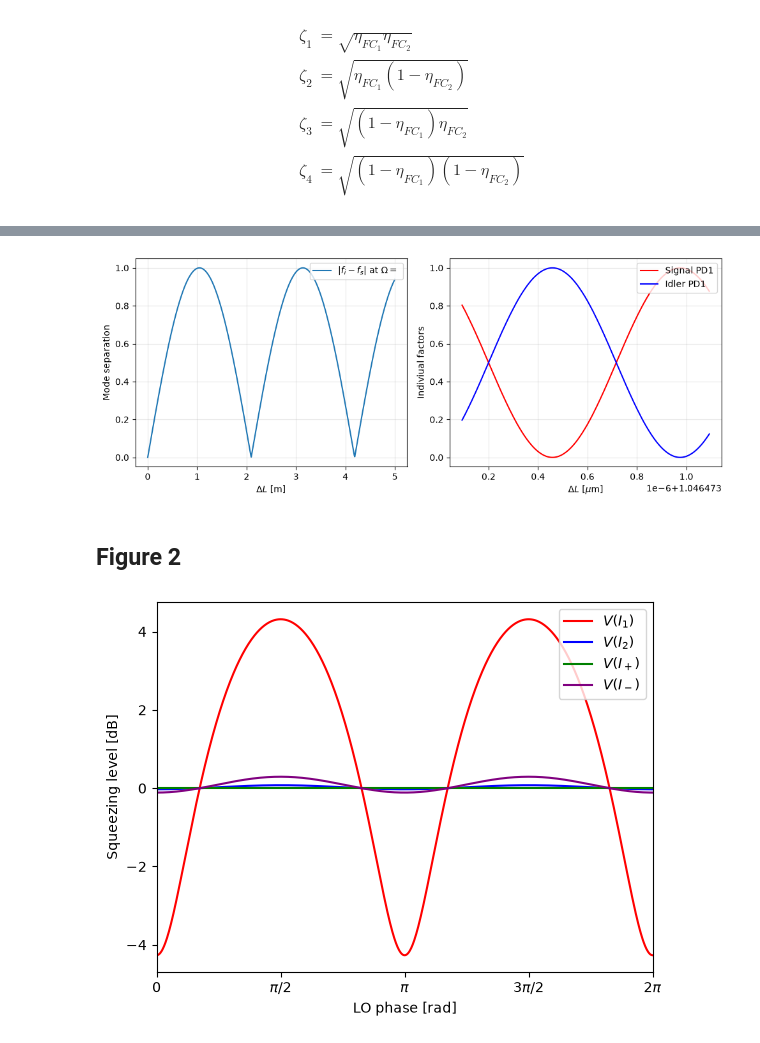
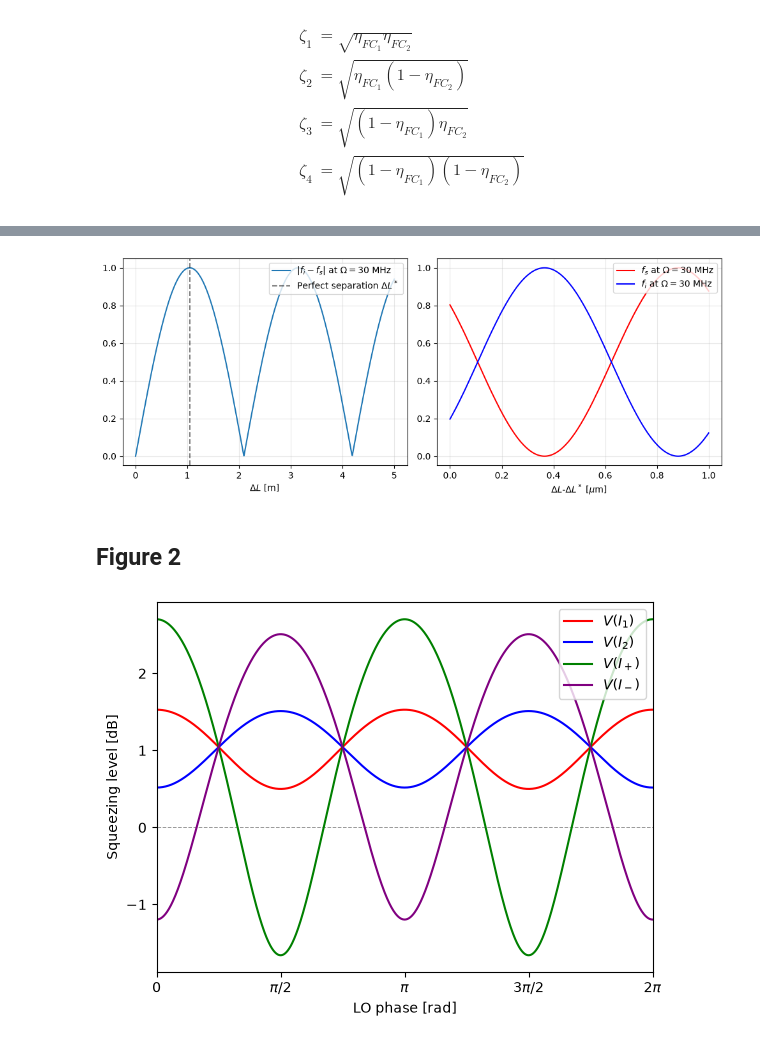
Before and after one commit to AxelSegendorf/two-mode-squeezing, a Jupyter notebook: simulation/plotting_presentation.ipynb, the cells around one changed output, grey strips where cells are left out. Cells and saved outputs as stored; diff of their text form; code cells hidden in the pictures.

```diff
--- a/simulation/plotting_presentation.ipynb
+++ b/simulation/plotting_presentation.ipynb
@@ -148,8 +145,10 @@ diff = np.abs(
 res_si = 500
 Omega_si = Omega_sep
 dL_start = (np.pi/(2*n)) * (c/Omega_si)
-dLs_si = np.linspace(0, 1e-6, res_si) + dL_start
+plot_dLs_si = np.linspace(0, 1e-6, res_si)
+dLs_si = plot_dLs_si + dL_start
 taus_si = L_to_tau(n, dLs_si)
+
 
 sig_PD1 = f(1, 1, z1, z4, omega0, Omega_si, taus_si, t)
 idl_PD1 = f(1, -1, z1, z4, omega0, Omega_si, taus_si, t)
@@ -159,62 +158,64 @@ idl_PD2 = f(-1, -1, z2, z3, omega0, Omega_si, taus_si, t)
 # --- plot ---
 fig, (ax0, ax1) = plt.subplots(1, 2, figsize=(10, 4))
 
-ax0.plot(dLs_sep, diff, label="$|f_i-f_s|$ at $\\Omega=$")
+ax0.plot(dLs_sep, diff, label="$|f_i-f_s|$ at $\\Omega=30$ MHz")
 ax0.set_xlabel(r"$\Delta L$ [m]")
-ax0.set_ylabel("Factor difference in PD1")
+#ax0.set_ylabel("Factor difference")
+ax0.axvline(x=dL_start, c="k", ls="--", alpha=0.5, label="Perfect separation $\\Delta L^*$")
 ax0.legend(loc="upper right")
 ax0.grid(alpha=0.3)
 
-ax1.plot(dLs_si, sig_PD1, c="r", label="Signal PD1")
-ax1.plot(dLs_si, idl_PD1, c="b", label="Idler PD1")
+ax1.plot(plot_dLs_si*1e6, sig_PD1, c="r", label="$f_s$ at $\\Omega=30$ MHz")
+ax1.plot(plot_dLs_si*1e6, idl_PD1, c="b", label="$f_i$ at $\\Omega=30$ MHz")
 #ax1.plot(dLs_si, sig_PD2, c="b", label="Signal PD2")
 #ax1.plot(dLs_si, idl_PD2, c="b", ls="--", label="Idler PD2")
-ax1.set_xlabel(r"$\Delta L$ [$\mu$m]")
-ax1.set_ylabel("Indiviual factors in PD1")
+ax1.set_xlabel(r"$\Delta L$-$\Delta L^*$ [$\mu$m]")
+#ax1.set_ylabel("Indiviual factors")
 ax1.legend(loc="upper right")
 ax1.grid(alpha=0.3)
 
 fig.tight_layout()
 plt.show()
 # %% [output]
-[figure, old version]
+[figure, new version]
 # %% [markdown]
 ## Figure 2
 # %%
 ###
 res = 1000
 
-Omega = 1e13
+dL = 20
+r = 0.5
+theta = 0
 
-dL = 0.000001
 tau = L_to_tau(n,dL)
+Omega = np.pi*c / (2*n*dL)
 
 phis = np.linspace(0,2*np.pi, res)
 
-r = 0.5
-theta = 0
+
 
 VdB_I1 = s1_VdB_I1(alpha, phis, eta_FC1, eta_FC2, eta_PD1, eta_PD2, tau, r, theta, B, omega0)
 VdB_I2 = s1_VdB_I2(alpha, phis, eta_FC1, eta_FC2, eta_PD1, eta_PD2, tau, r, theta, B, omega0)
 VdB_Ip = s1_VdB_Ip(alpha, phis, eta_FC1, eta_FC2, eta_PD1, eta_PD2, tau, r, theta, B, omega0)
 VdB_Im = s1_VdB_Im(alpha, phis, eta_FC1, eta_FC2, eta_PD1, eta_PD2, tau, r, theta, B, omega0)
 
 plt.figure()
 plt.axhline(y=0, ls="--", c="k", alpha=0.4, lw="0.7")
 plt.plot(phis, VdB_I1, label="$V(I_1)$", c="r")
 plt.plot(phis, VdB_I2, label="$V(I_2)$", c="b")
 plt.plot(phis, VdB_Ip, label="$V(I_+)$", c="g")
 plt.plot(phis, VdB_Im, label="$V(I_-)$", c="purple")
 
 plt.xticks(
     [0, np.pi/2, np.pi, 3*np.pi/2, 2*np.pi],
     [r"$0$", r"$\pi/2$", r"$\pi$", r"$3\pi/2$", r"$2\pi$"]
 )
 plt.xlim(0, 2*np.pi)
 
 plt.legend(loc="upper right")
 plt.xlabel("LO phase [rad]")
 plt.ylabel("Squeezing level [dB]")
 plt.show()
 # %% [output]
-[figure, old version]
+[figure, new version]
```
Also changed, not shown: parts of 4 cells of this notebook.
